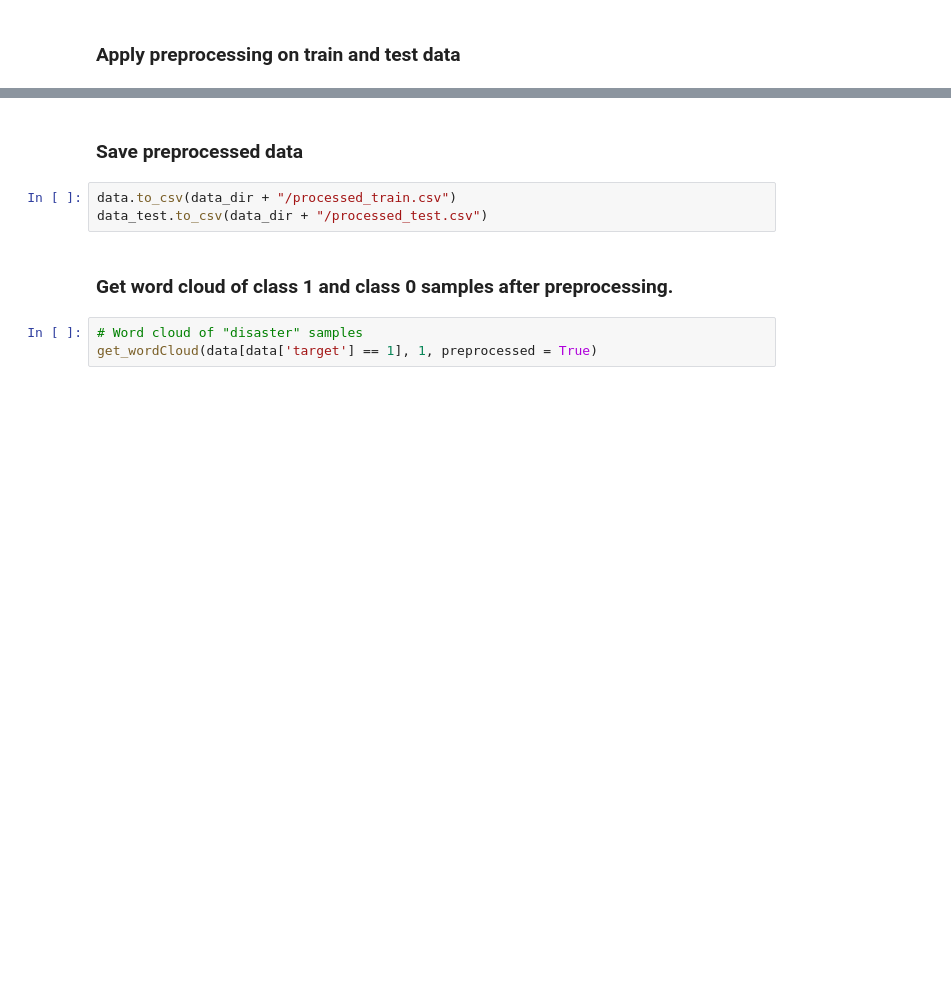
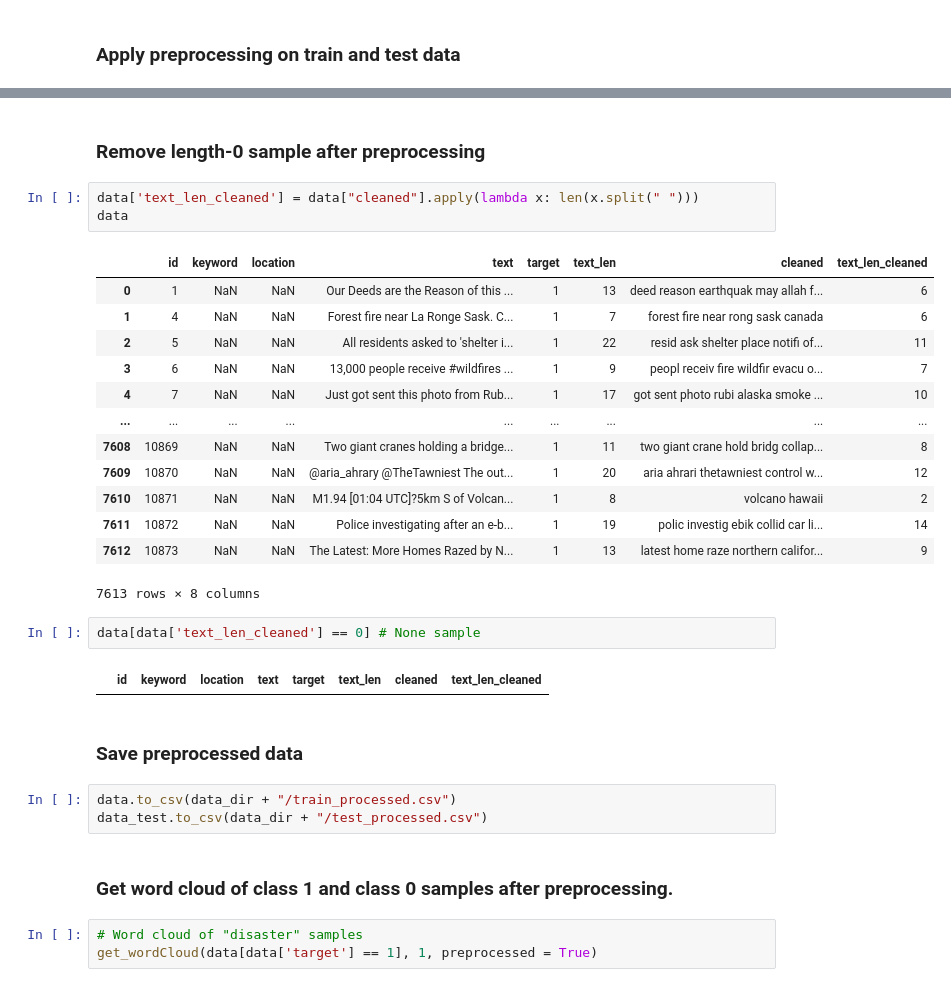
Before and after one commit to LTPhat/DisasterTweetsKaggle, a Jupyter notebook: Disaster_Tweet_ML.ipynb, the cells around one changed output, grey strips where cells are left out. Cells and saved outputs as stored; diff of their text form; blank space fills up the shorter version.

```diff
--- a/Disaster_Tweet_ML.ipynb
+++ b/Disaster_Tweet_ML.ipynb
@@ -540,9 +637,32 @@ data_test.head()
 | 4 | 11 | NaN | NaN | Typhoon Soudelor kills 28 in Chin... | typhoon soudelor kill china taiwan |
+# %% [markdown]
+### Remove length-0 sample after preprocessing
+# %%
+data['text_len_cleaned'] = data["cleaned"].apply(lambda x: len(x.split(" ")))
+data
+# %% [output]
+|  | id | keyword | location | text | target | text_len | cleaned | text_len_cleaned |
+| 0 | 1 | NaN | NaN | Our Deeds are the Reason of this ... | 1 | 13 | deed reason earthquak may allah f... | 6 |
+| 1 | 4 | NaN | NaN | Forest fire near La Ronge Sask. C... | 1 | 7 | forest fire near rong sask canada | 6 |
+| 2 | 5 | NaN | NaN | All residents asked to 'shelter i... | 1 | 22 | resid ask shelter place notifi of... | 11 |
+| 3 | 6 | NaN | NaN | 13,000 people receive #wildfires ... | 1 | 9 | peopl receiv fire wildfir evacu o... | 7 |
+| 4 | 7 | NaN | NaN | Just got sent this photo from Rub... | 1 | 17 | got sent photo rubi alaska smoke ... | 10 |
+| ... | ... | ... | ... | ... | ... | ... | ... | ... |
+| 7608 | 10869 | NaN | NaN | Two giant cranes holding a bridge... | 1 | 11 | two giant crane hold bridg collap... | 8 |
+| 7609 | 10870 | NaN | NaN | @aria_ahrary @TheTawniest The out... | 1 | 20 | aria ahrari thetawniest control w... | 12 |
+| 7610 | 10871 | NaN | NaN | M1.94 [01:04 UTC]?5km S of Volcan... | 1 | 8 | volcano hawaii | 2 |
+| 7611 | 10872 | NaN | NaN | Police investigating after an e-b... | 1 | 19 | polic investig ebik collid car li... | 14 |
+| 7612 | 10873 | NaN | NaN | The Latest: More Homes Razed by N... | 1 | 13 | latest home raze northern califor... | 9 |
+7613 rows × 8 columns
+# %%
+data[data['text_len_cleaned'] == 0] # None sample
+# %% [output]
+|  | id | keyword | location | text | target | text_len | cleaned | text_len_cleaned |
 # %% [markdown]
 ### Save preprocessed data
 # %%
-data.to_csv(data_dir + "/processed_train.csv")
-data_test.to_csv(data_dir + "/processed_test.csv")
+data.to_csv(data_dir + "/train_processed.csv")
+data_test.to_csv(data_dir + "/test_processed.csv")
 # %% [markdown]
 ### Get word cloud of class 1 and class 0 samples after preprocessing.
 # %%
```
Also changed, not shown: parts of 22 cells of this notebook.
